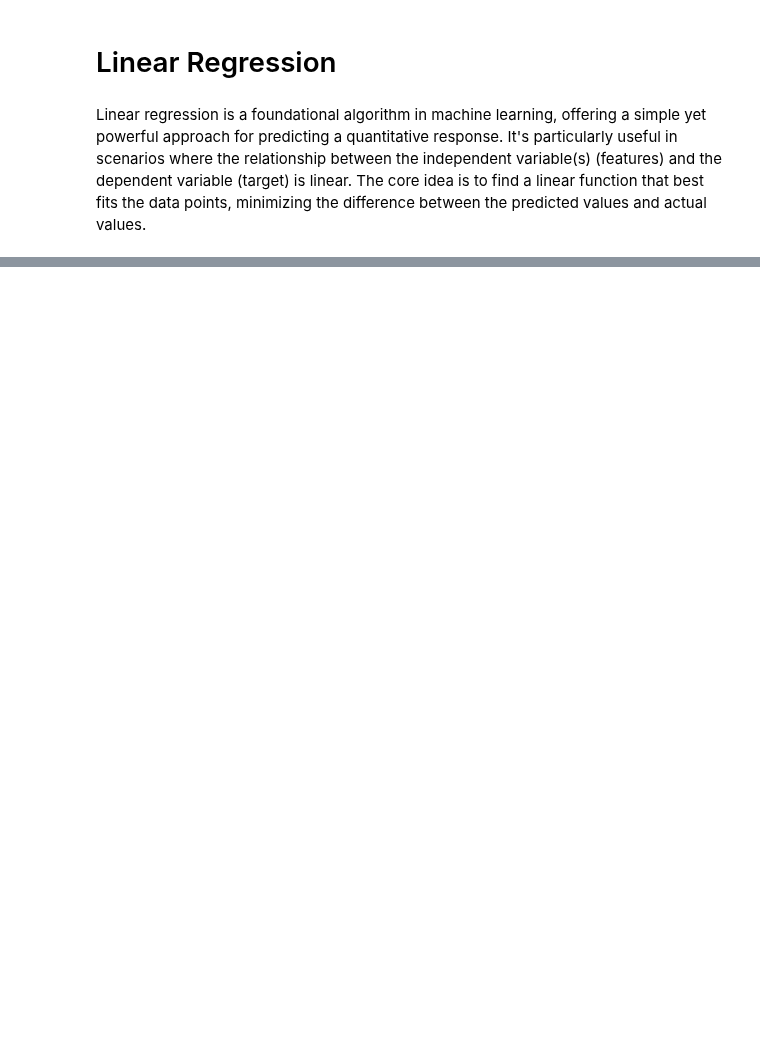
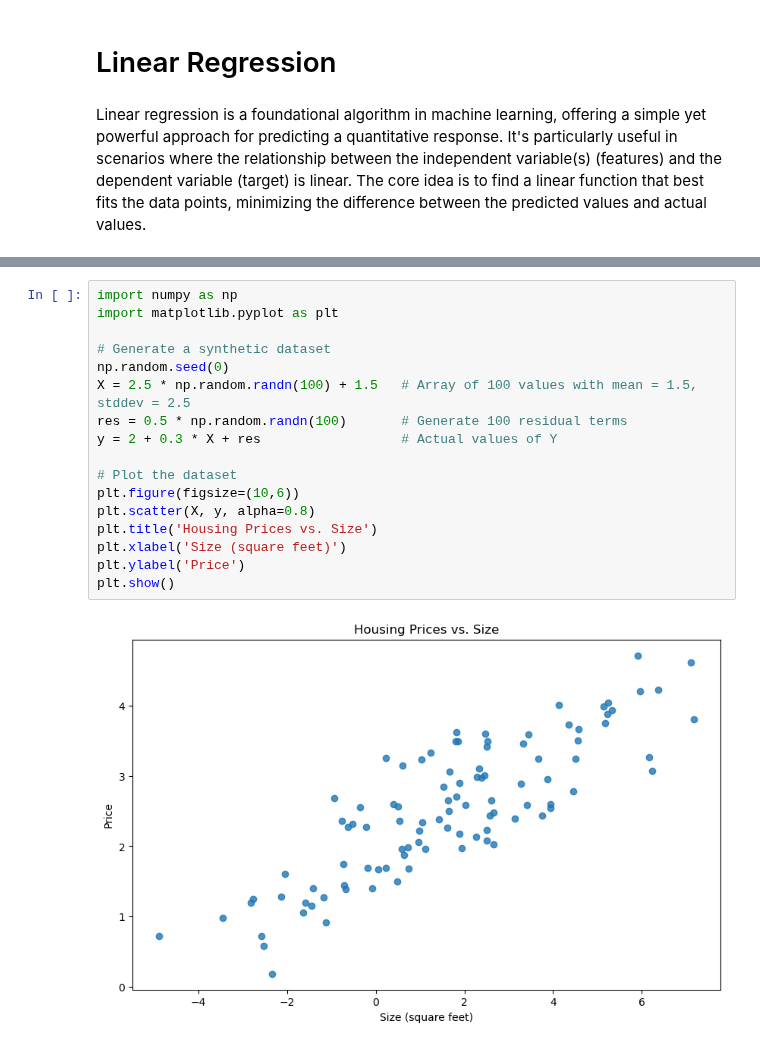
Before and after one commit to pyth04/ML-Specialization-Coursework-Notes, a Jupyter notebook: code/Linear Regression.ipynb, the cells around one changed output, grey strips where cells are left out. Cells and saved outputs as stored; diff of their text form; blank space fills up the shorter version.

```diff
--- a/code/Linear Regression.ipynb
+++ b/code/Linear Regression.ipynb
@@ -53,0 +87,19 @@ This comprehensive overview provides a deeper understanding of the fundamental c
+# %%
+import numpy as np
+import matplotlib.pyplot as plt
+
+# Generate a synthetic dataset
+np.random.seed(0)
+X = 2.5 * np.random.randn(100) + 1.5   # Array of 100 values with mean = 1.5, stddev = 2.5
+res = 0.5 * np.random.randn(100)       # Generate 100 residual terms
+y = 2 + 0.3 * X + res                  # Actual values of Y
+
+# Plot the dataset
+plt.figure(figsize=(10,6))
+plt.scatter(X, y, alpha=0.8)
+plt.title('Housing Prices vs. Size')
+plt.xlabel('Size (square feet)')
+plt.ylabel('Price')
+plt.show()
+# %% [output]
+[figure, added]
```
Also changed, not shown: parts of 4 cells of this notebook.
